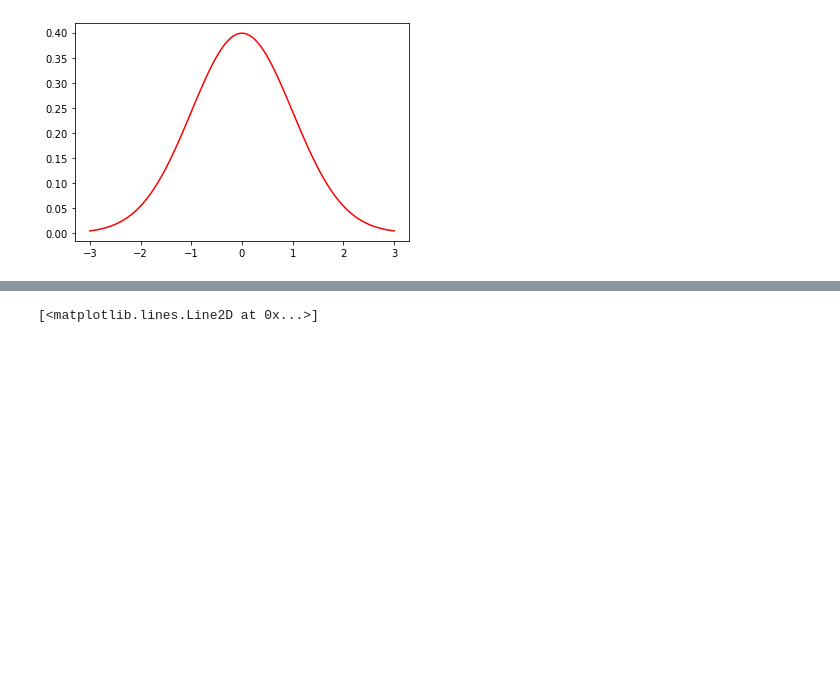
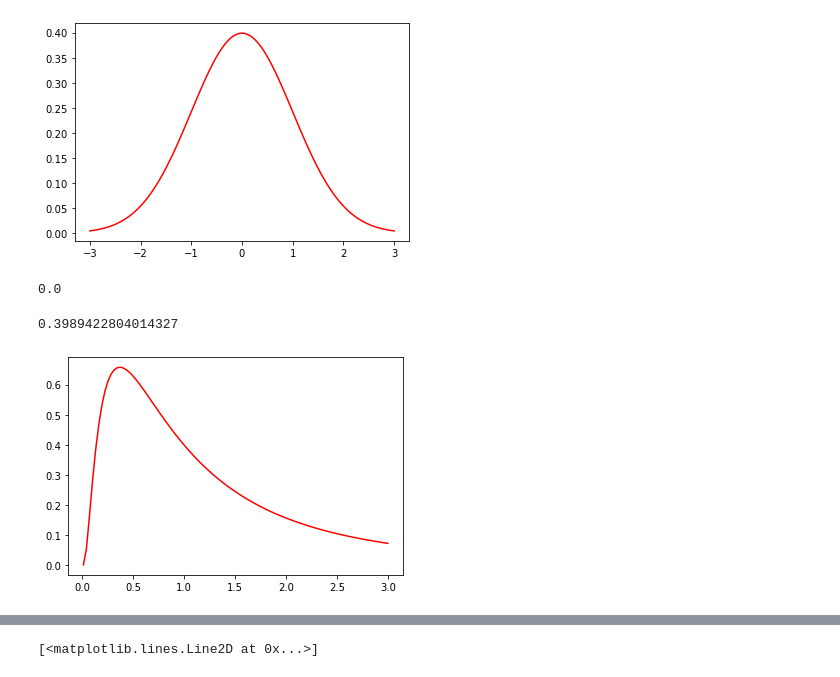
Before and after one commit to danielyang1009/project-test, a Jupyter notebook: main.ipynb, the cells around one changed output, grey strips where cells are left out. Cells and saved outputs as stored; diff of their text form; code cells hidden in the pictures; blank space fills up the shorter version.

```diff
--- a/main.ipynb
+++ b/main.ipynb
@@ -31,3 +31,20 @@ plt.plot(x, stats.norm.pdf(x, mu, sigma),color='red')
 plt.show()
 # %% [output]
 [figure]
+# %%
+stats.lognorm.pdf(0, 1)
+# %% [output]
+0.0
+# %%
+lognorm_pdf(1,0,1)
+# %% [output]
+0.3989422804014327
+# %%
+mu = 0 # mu is set at 0
+variance = 1
+sigma = np.sqrt(variance)
+x = np.linspace(0.01, mu + 3*sigma, 100)
+plt.plot(x, stats.lognorm.pdf(x, sigma), color='red')
+plt.show()
+# %% [output]
+[figure, added]
```
Also changed, not shown: parts of 10 cells of this notebook.
